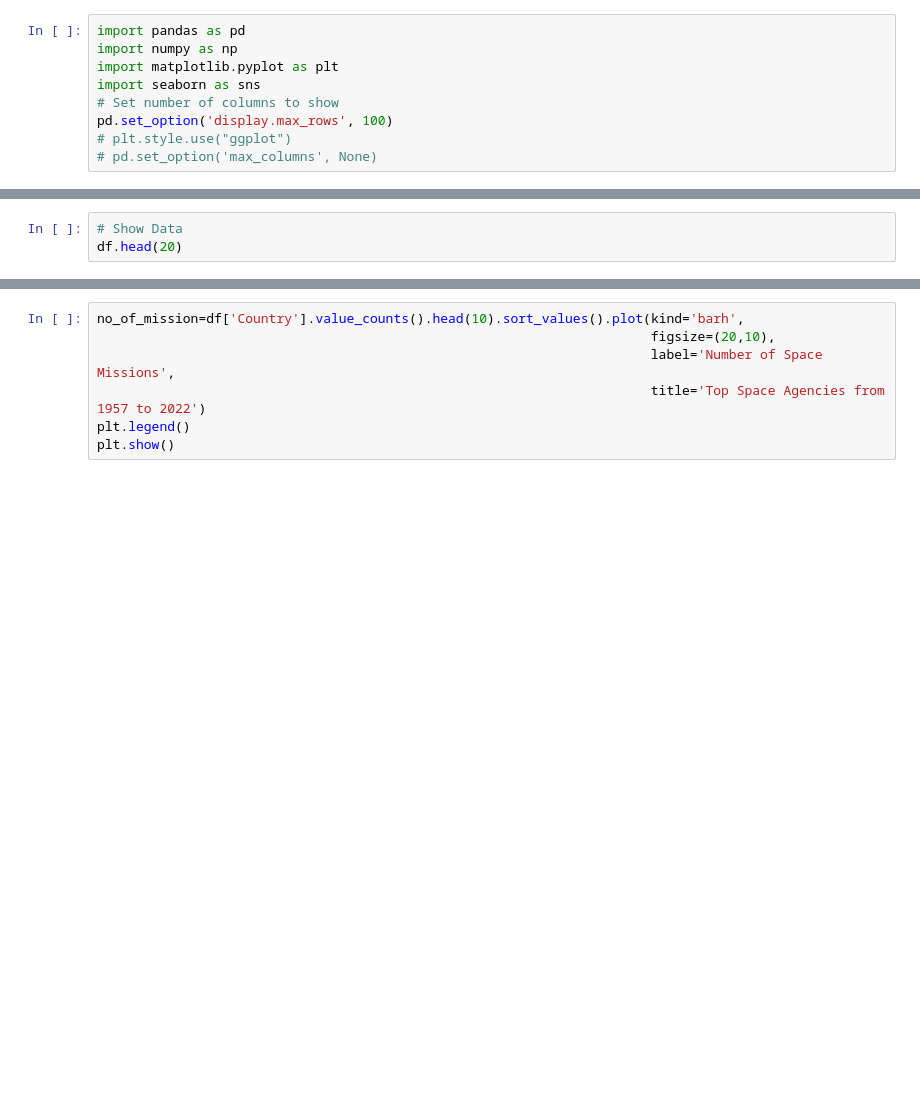
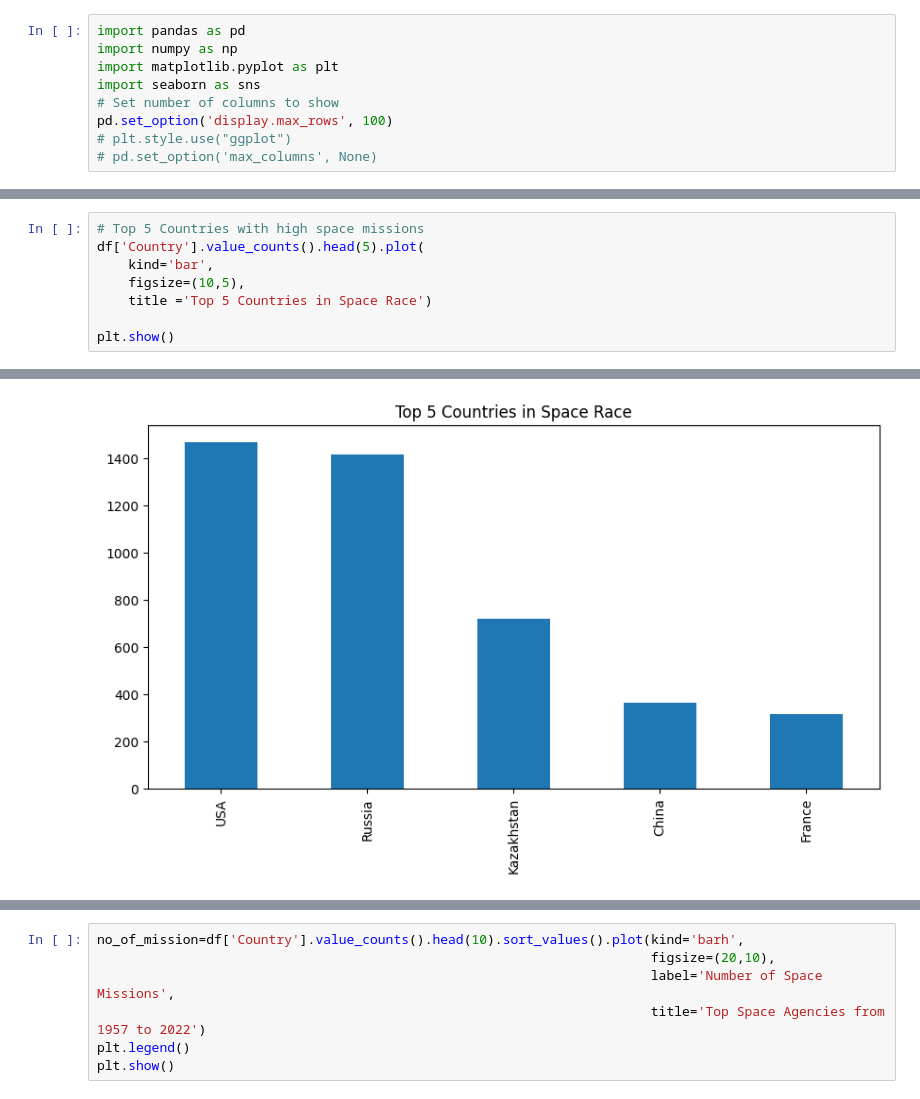
Before and after one commit to Rkhan77/Rkhan77.github.io, a Jupyter notebook: 1957-2022 Space Missions.ipynb, the cells around one changed output, grey strips where cells are left out. Drawn from its saved outputs; the diff is of its cells as text; blank space fills up the shorter version.

```diff
--- a/1957-2022 Space Missions.ipynb
+++ b/1957-2022 Space Missions.ipynb
@@ -144,4 +142,9 @@ dtype: int64
 # %%
-# Show Data
-df.head(20)
+# Top 5 Countries with high space missions
+df['Country'].value_counts().head(5).plot(
+    kind='bar',
+    figsize=(10,5),
+    title ='Top 5 Countries in Space Race')
+
+plt.show()
 # %% [output]
@@ -165 +151,2 @@ df.head(20)
+[figure, added]
 # %%
```
Also changed, not shown: parts of 45 cells of this notebook.
